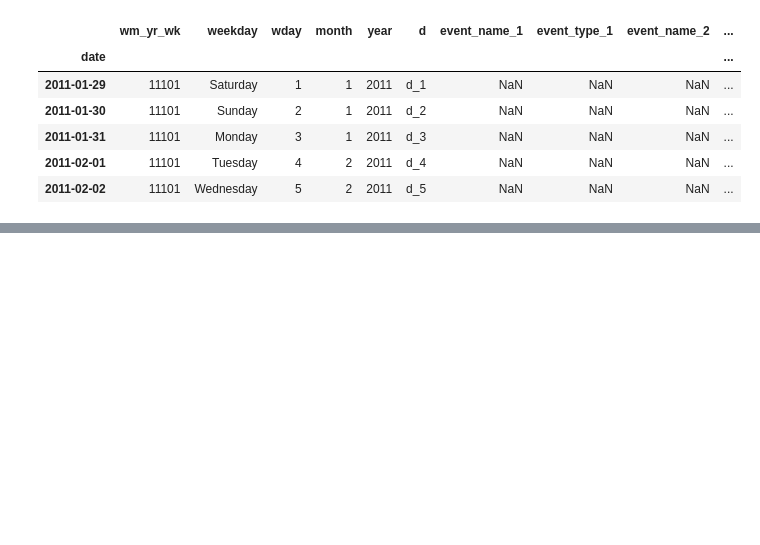
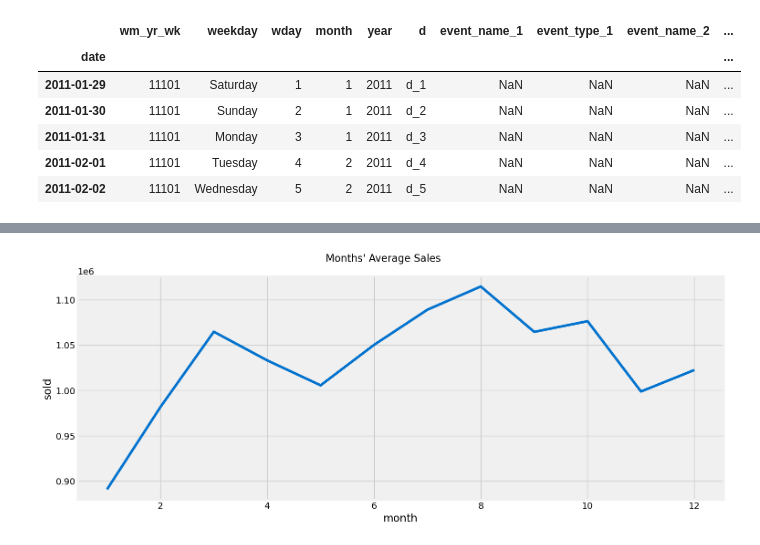
Before and after one commit to IvanMahlelebe/m5-forecasting-accuracy, a Jupyter notebook: notebooks/00 - Intro & Data Prep.ipynb, the cells around one changed output, grey strips where cells are left out. Cells and saved outputs as stored; diff of their text form; code cells hidden in the pictures; blank space fills up the shorter version.

```diff
--- a/notebooks/00 - Intro & Data Prep.ipynb
+++ b/notebooks/00 - Intro & Data Prep.ipynb
@@ -239,0 +263,5 @@ mlt_sales.head()
+# %%
+monthly_sales['month'] = monthly_sales.index.month
+plot_time_series(monthly_sales.groupby('month')['sold'].mean(), "Months' Average Sales")
+# %% [output]
+[figure, added]
```
Also changed, not shown: parts of 13 cells of this notebook.
